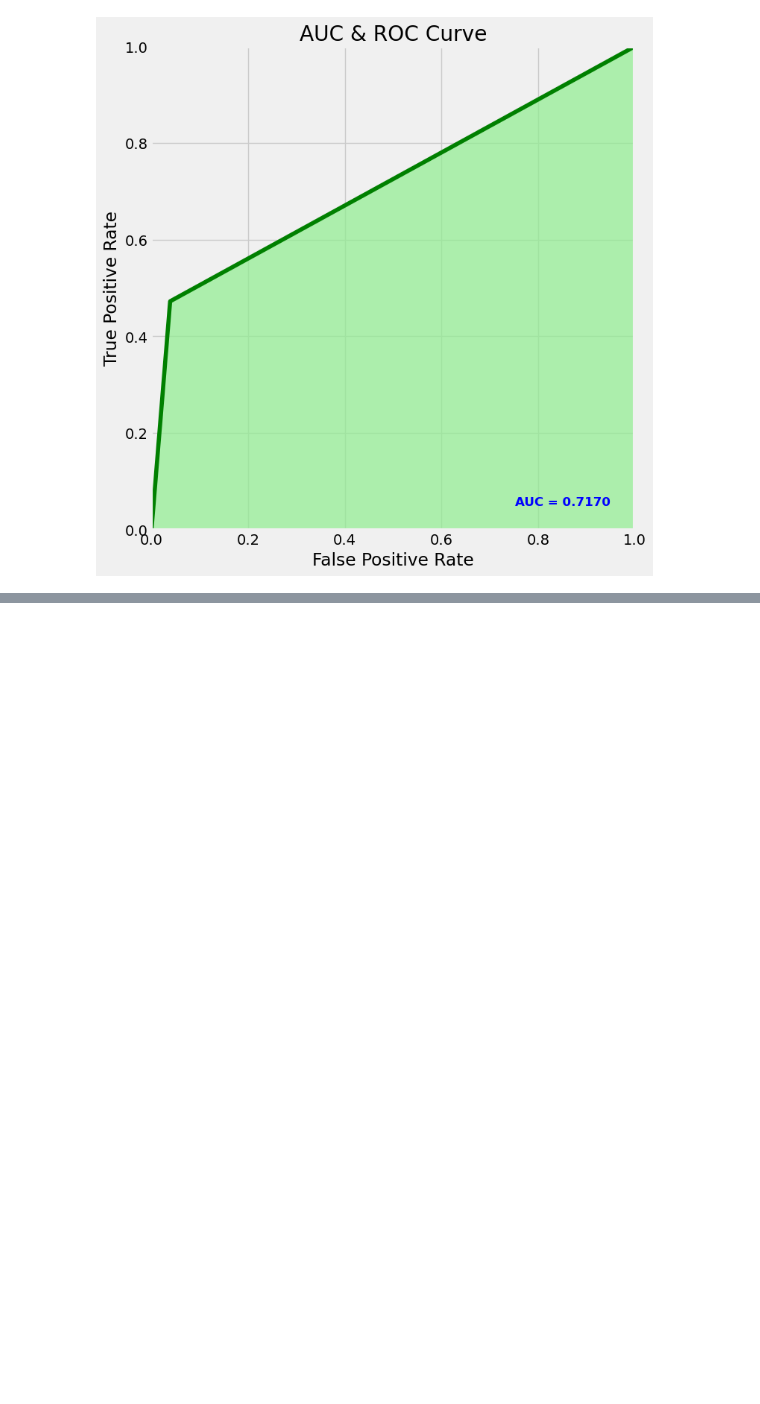
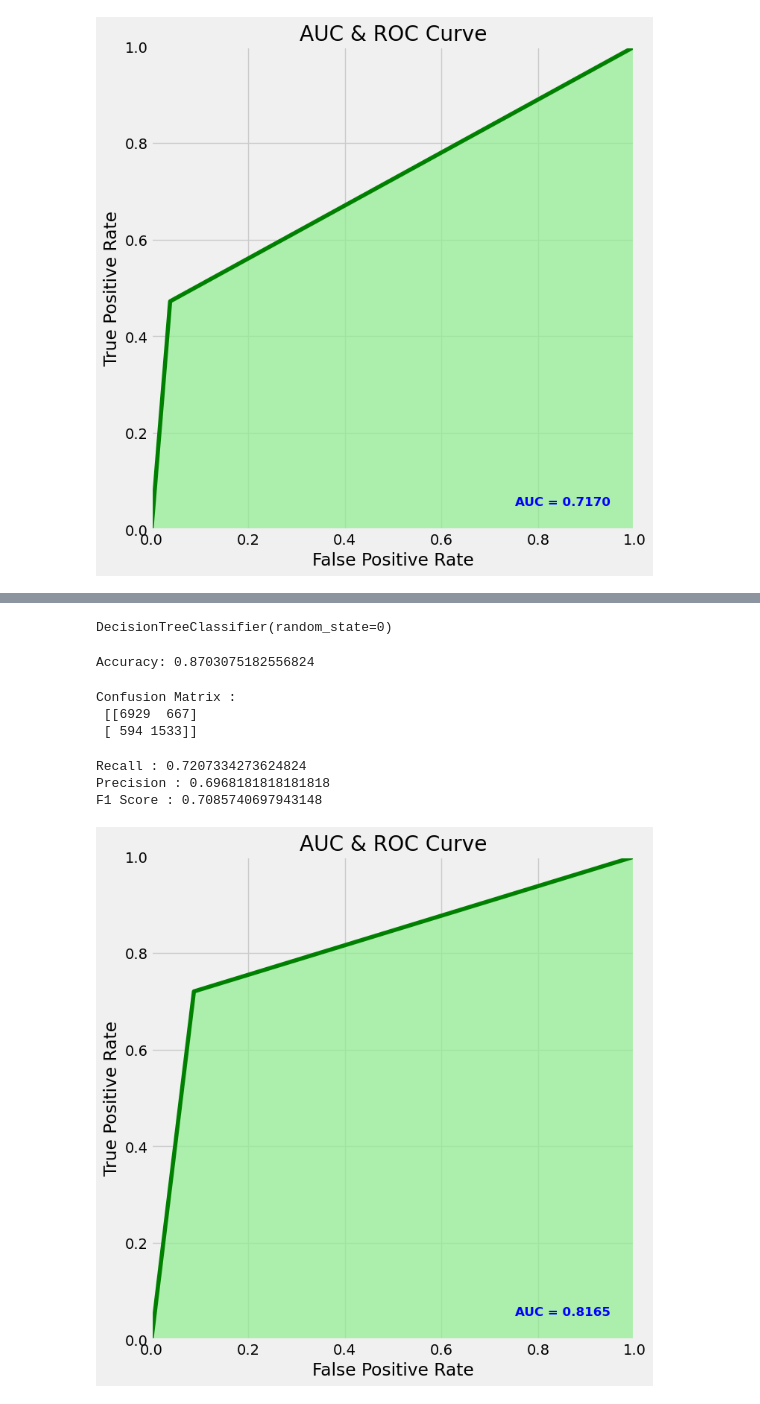
Before and after one commit to ash-captain26/credit-risk, a Jupyter notebook: credit_risk.ipynb, the cells around one changed output, grey strips where cells are left out. Cells and saved outputs as stored; diff of their text form; code cells hidden in the pictures; blank space fills up the shorter version.

```diff
--- a/credit_risk.ipynb
+++ b/credit_risk.ipynb
@@ -418,0 +482,5 @@ plt.show()
+# %%
+cat_cols = X.select_dtypes(include='category').columns
+for col in cat_cols:
+    le = LabelEncoder()
+    X[col] = le.fit_transform(X[col])
@@ -418,0 +495,50 @@ plt.show()
+# %%
+X_train, X_valid, y_train, y_valid = train_test_split(X, y, test_size=0.3, random_state=0,stratify =y)
+# %%
+model.fit(X_train,y_train)
+# %% [output]
+DecisionTreeClassifier(random_state=0)
+# %%
+y_pred3 = model.predict(X_valid)
+# %%
+accuracy = accuracy_score(y_valid, y_pred3)
+print('Accuracy:', accuracy)
+# %% [output]
+Accuracy: 0.8703075182556824
+# %%
+from sklearn.metrics import confusion_matrix
+cm = confusion_matrix(y_valid, y_pred3)
+
+print ("Confusion Matrix : \n", cm)
+# %% [output]
+Confusion Matrix :
+ [[6929  667]
+ [ 594 1533]]
+# %%
+from sklearn.metrics import recall_score, precision_score, f1_score
+print("Recall :",recall_score(y_valid,y_pred3))
+print("Precision :",precision_score(y_valid,y_pred3))
+print("F1 Score :",f1_score(y_valid,y_pred3))
+# %% [output]
+Recall : 0.7207334273624824
+Precision : 0.6968181818181818
+F1 Score : 0.7085740697943148
+# %%
+from sklearn import metrics
+auc = metrics.roc_auc_score(y_valid, y_pred3)
+
+false_positive_rate, true_positive_rate, thresolds = metrics.roc_curve(y_valid, y_pred3)
+
+plt.figure(figsize=(10, 8), dpi=100)
+plt.axis('scaled')
+plt.xlim([0, 1])
+plt.ylim([0, 1])
+plt.title("AUC & ROC Curve")
+plt.plot(false_positive_rate, true_positive_rate, 'g')
+plt.fill_between(false_positive_rate, true_positive_rate, facecolor='lightgreen', alpha=0.7)
+plt.text(0.95, 0.05, 'AUC = %0.4f' % auc, ha='right', fontsize=12, weight='bold', color='blue')
+plt.xlabel("False Positive Rate")
+plt.ylabel("True Positive Rate")
+plt.show()
+# %% [output]
+[figure, added]
```
Also changed, not shown: parts of 43 cells of this notebook.
